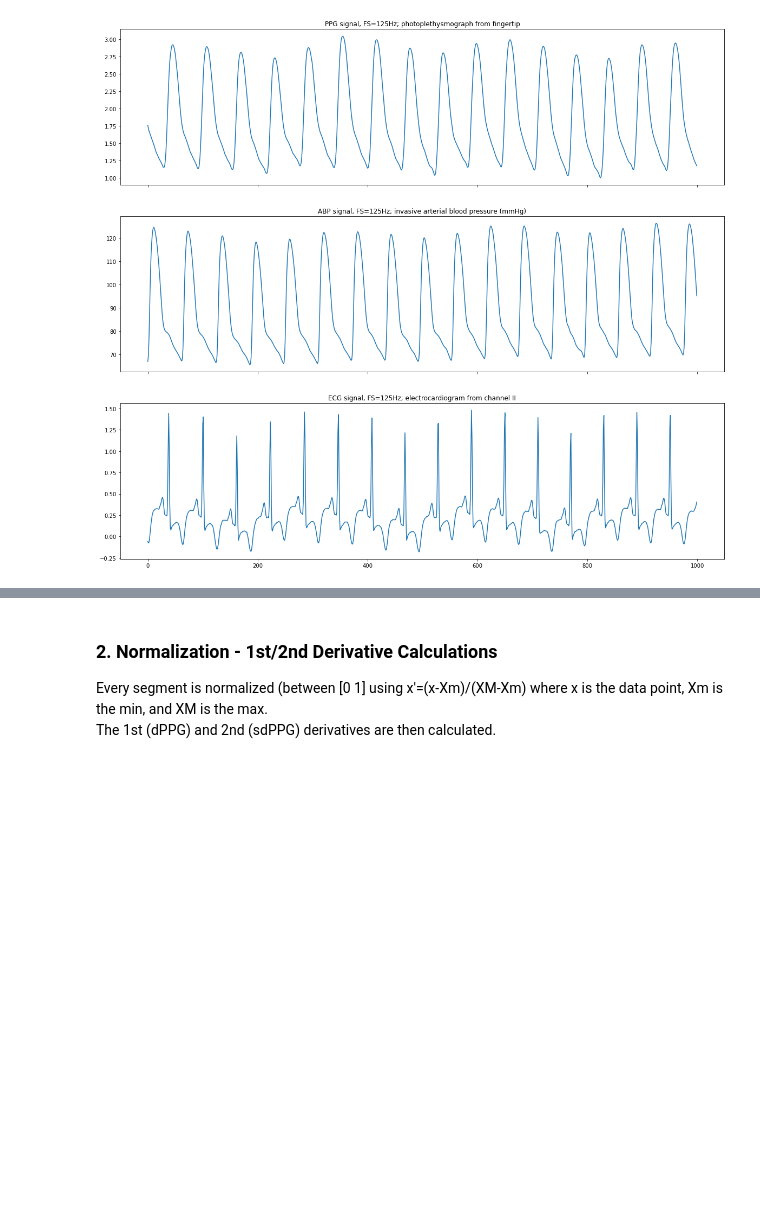
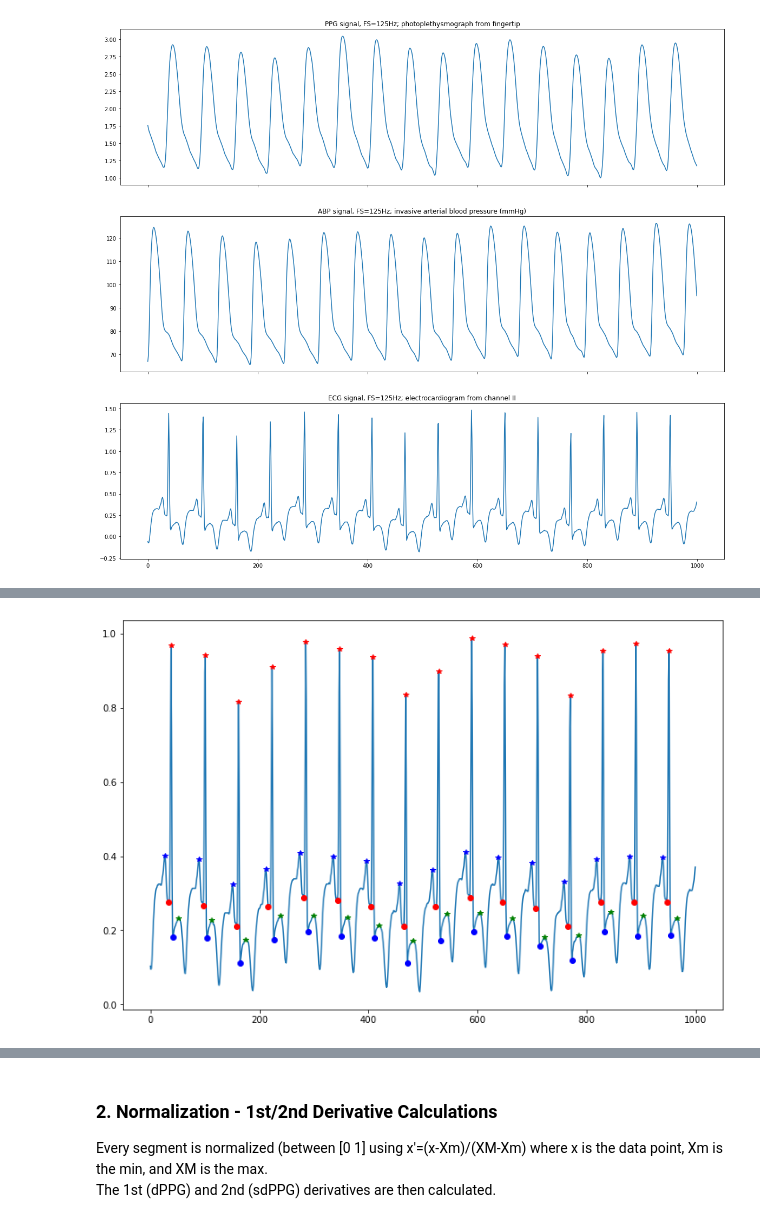
Before and after one commit to anr22156/VT_SeniorDesign, a Jupyter notebook: Algorithm_practice.ipynb, the cells around one changed output, grey strips where cells are left out. Cells and saved outputs as stored; diff of their text form; code cells hidden in the pictures; blank space fills up the shorter version.

```diff
--- a/Algorithm_practice.ipynb
+++ b/Algorithm_practice.ipynb
@@ -52,0 +75,16 @@ ECG = np.array(records[0][2])
+# %%
+peak = find_peaks(ECG_norm, height=0.01, prominence=0.01)
+r_peak = []
+p_peak = []
+t_peak = []
+for i in range(len(peak[0])-2):
+    if i == 0:
+        p_peak.append(peak[0][i])
+    else:
+        if ECG_norm[peak[0][i]] > 0.7:
+            r_peak.append(peak[0][i])
+            if ECG_norm[peak[0][i+1]] < 0.7:
+                p_peak.append(peak[0][i+2])
+            if ECG_norm[peak[0][i+2]] < 0.7:
+                t_peak.append(peak[0][i+1])
+all_peaks = sorted([*set(r_peak + p_peak + t_peak)])
@@ -52,0 +100,24 @@ ECG = np.array(records[0][2])
+# %%
+q_pt = []
+s_pt = []
+q_idx = []
+s_idx = []
+for i in range(len(all_peaks)-1):
+    if ECG_norm[all_peaks[i]] > 0.7:
+        ptp1 = ECG_norm[all_peaks[i-1]:all_peaks[i]]
+        q_pt.append(min(ptp1))
+        q_idx.append((np.where(ptp1 == min(ptp1))[0][0]+all_peaks[i-1]))
+        ptp2 = ECG_norm[all_peaks[i]:all_peaks[i+1]]
+        s_pt.append(min(ptp2))
+        s_idx.append((np.where(ptp2 == min(ptp2))[0][0]+all_peaks[i]))
+# %%
+plt.figure(figsize=(12,8))
+plt.plot(ECG_norm[:1000])
+plt.plot(r_peak[:16], ECG_norm[r_peak[:16]],'r*')
+plt.plot(p_peak[:16], ECG_norm[p_peak[:16]],'b*')
+plt.plot(t_peak[:16], ECG_norm[t_peak[:16]],'g*')
+plt.plot(q_idx[:16], q_pt[:16],'ro')
+plt.plot(s_idx[:16], s_pt[:16],'bo')
+plt.show()
+# %% [output]
+[figure, added]
```
Also changed, not shown: parts of 124 cells of this notebook.
